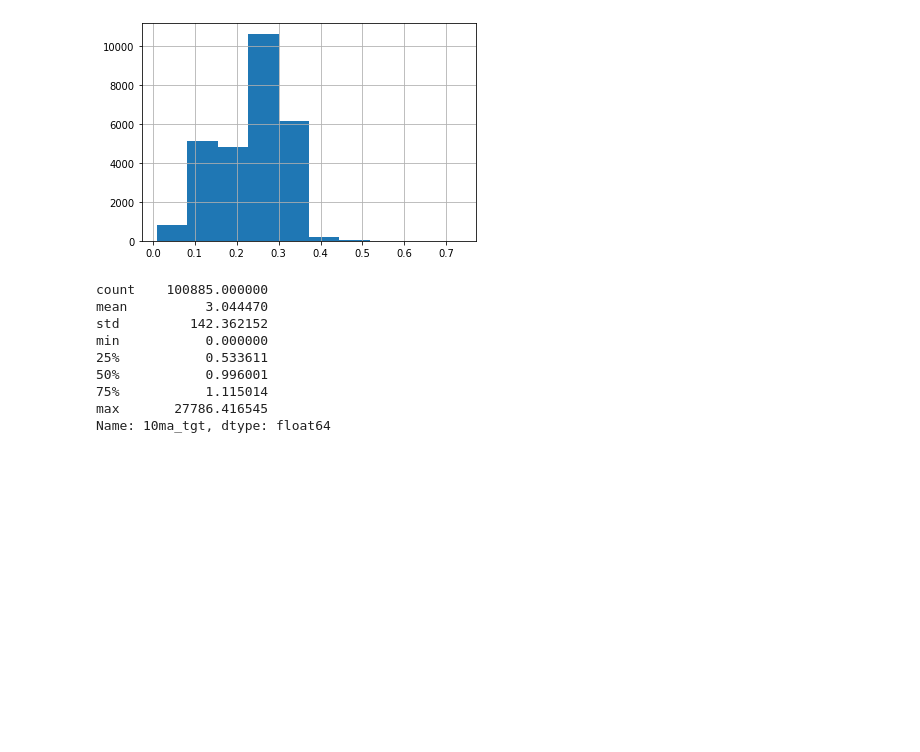
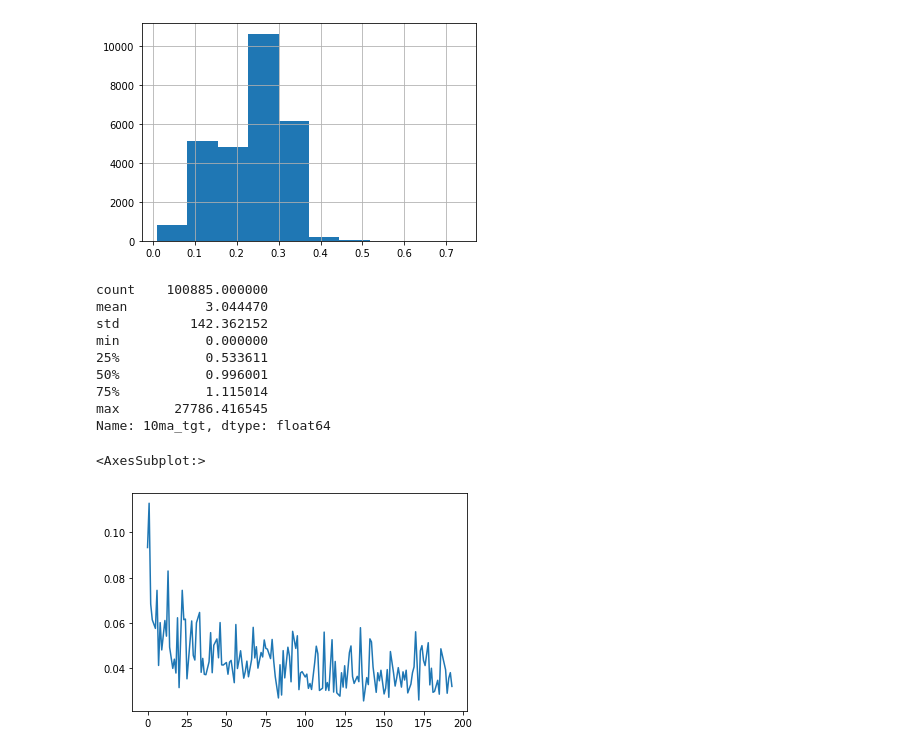
Before and after one commit to vin136/Solar-forcast, a Jupyter notebook: nbs/CSI.ipynb, the cells around one changed output. Cells and saved outputs as stored; diff of their text form; code cells hidden in the pictures; blank space fills up the shorter version.

```diff
--- a/nbs/CSI.ipynb
+++ b/nbs/CSI.ipynb
@@ -627,0 +670,10 @@ Name: 10ma_tgt, dtype: float64
+# %%
+#
+joint_metrics = '/common/home/vk405/Projects/EnergyLab/Solar-forcast/artifacts/csvlogs/joint_csi/metrics.csv'
+# %%
+d = pd.read_csv(joint_metrics)
+# %%
+d['train_loss'].dropna().plot()
+# %% [output]
+<AxesSubplot:>
+[figure, added]
```
Also changed, not shown: parts of 32 cells of this notebook, 8 other files.
